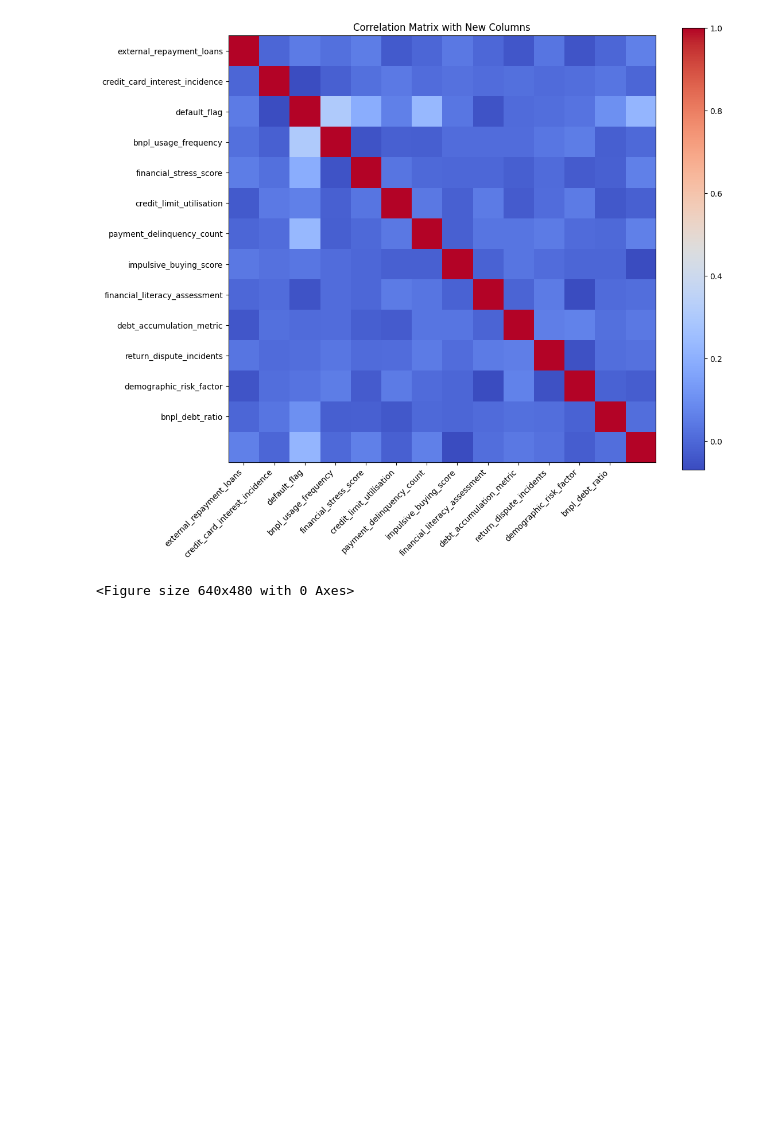
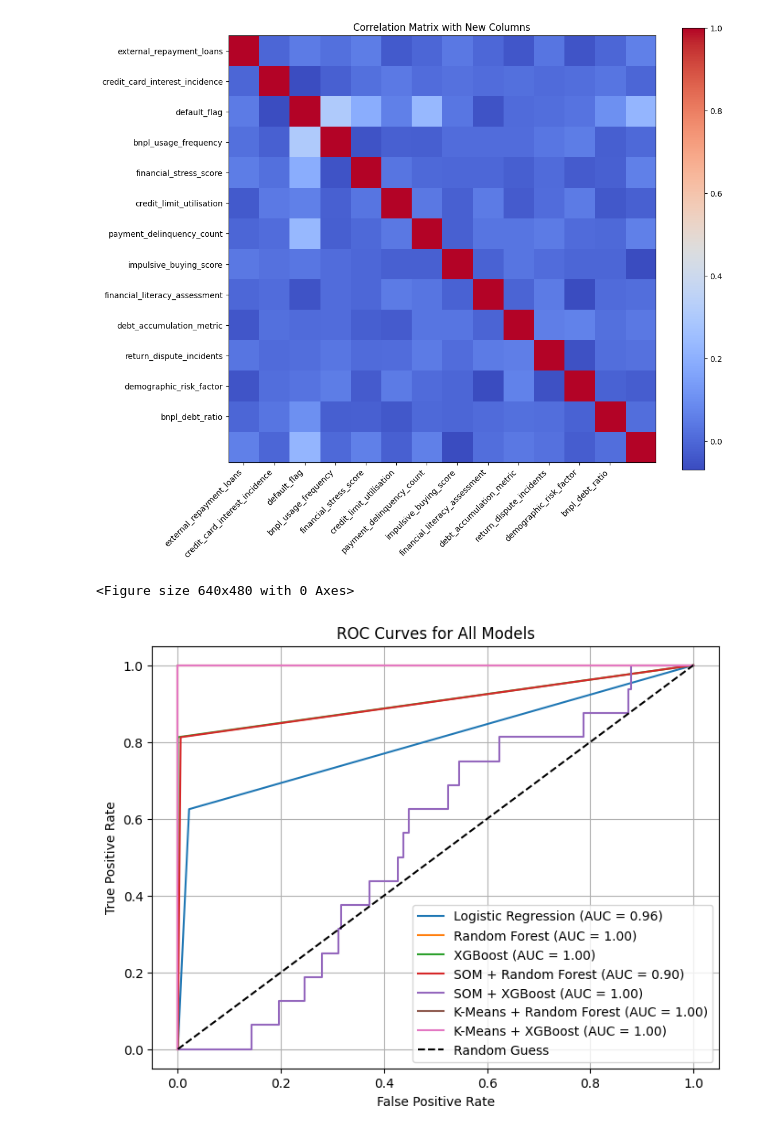
Before and after one commit to IsmailZei/Credit-Risk-Models-in-BNPL, a Jupyter notebook: Plots.ipynb, the cells around one changed output. Cells and saved outputs as stored; diff of their text form; code cells hidden in the pictures; blank space fills up the shorter version.

Commit message:
Added the results section

```diff
--- a/Plots.ipynb
+++ b/Plots.ipynb
@@ -238,3 +251,41 @@ plt.savefig('Plots\Correlation Matricies\correlation_matrix_new.png')
 # %% [output]
 [figure]
 <Figure size 640x480 with 0 Axes>
+# %%
+# List of your result files
+model_files = {
+    "Logistic Regression": "Results/LR_model_results.json",
+    "Random Forest": "Results/RF_model_results.json",
+    "XGBoost": "Results/XGB_model_results.json",
+    "SOM + Random Forest": "Results/SOM_RF_model_results.json",
+    "SOM + XGBoost": "Results/SOM_XGB_model_results.json",
+    "K-Means + Random Forest": "Results/K-Means_RF_model_results.json",
+    "K-Means + XGBoost": "Results/K-Means_XGB_model_results.json"
+}
+# %%
+plt.figure(figsize=(8,6))
+
+# Loop through models and plot ROC curves
+for model_name, file in model_files.items():
+    with open(file, "r") as f:
+        results = json.load(f)
+
+    fpr = results["fpr"]
+    tpr = results["tpr"]
+    auc = results["roc_auc"]
+
+    plt.plot(fpr, tpr, label=f"{model_name} (AUC = {auc:.2f})")
+
+# Plot baseline (random classifier)
+plt.plot([0,1], [0,1], 'k--', label="Random Guess")
+
+# Format plot
+plt.xlabel("False Positive Rate")
+plt.ylabel("True Positive Rate")
+plt.title("ROC Curves for All Models")
+plt.legend(loc="lower right")
+plt.grid(True)
+plt.savefig('Plots/roc_curves_all_models.png')
+plt.show()
+# %% [output]
+[figure, added]
```
Also changed, not shown: parts of 11 cells of this notebook, 23 other files.
